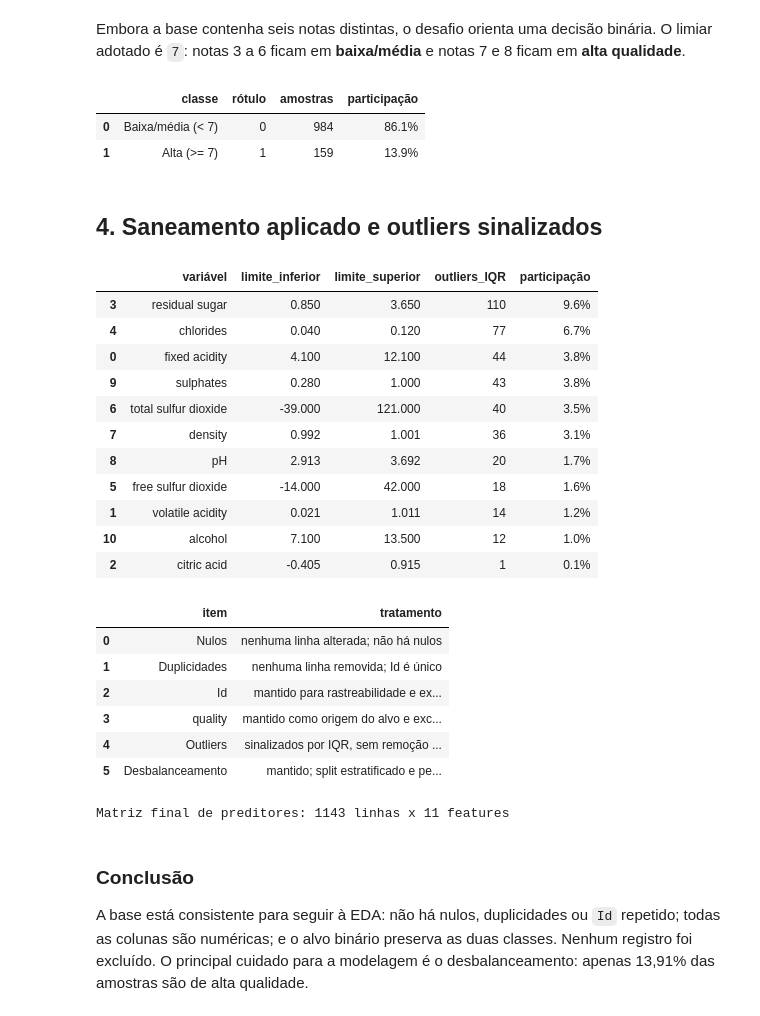
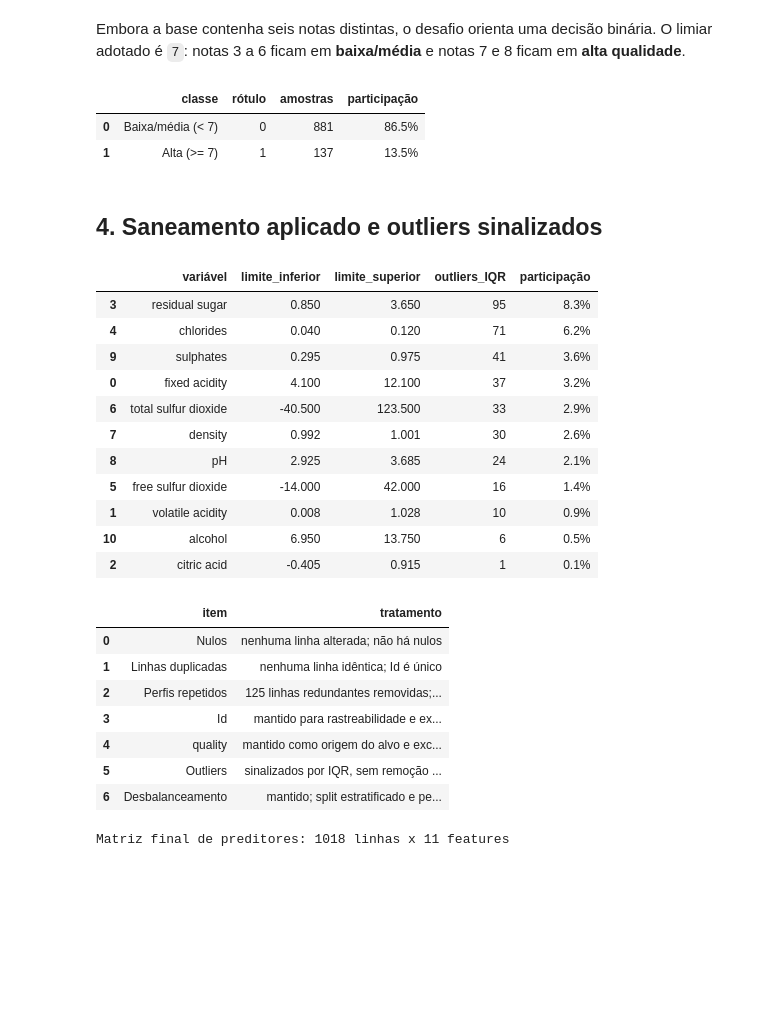
Before and after one commit to GASJW/tech-challenge-fase-2-classificacao-vinhos, a Jupyter notebook: notebooks/00-validacoes-iniciais.ipynb, the cells around one changed output. Drawn from its saved outputs; the diff is of its cells as text; code cells hidden in the pictures; blank space fills up the shorter version.

```diff
--- a/notebooks/00-validacoes-iniciais.ipynb
+++ b/notebooks/00-validacoes-iniciais.ipynb
@@ -29,10 +29,25 @@ if project_root is None:
     )
 
 sys.path.insert(0, str(project_root / "src"))
-from wine_quality.data import FEATURE_COLUMNS, REQUIRED_COLUMNS, prepare_dataset
+from wine_quality.data import (
+    FEATURE_COLUMNS,
+    REQUIRED_COLUMNS,
+    deduplicate_profiles,
+    prepare_dataset,
+    profile_duplicate_summary,
+)
 
 data_path = project_root / "data" / "raw" / "WineQT.csv"
 frame = pd.read_csv(data_path)
 print(f"Arquivo: {data_path}")
 print(f"Dimensão bruta: {frame.shape[0]:,} linhas x {frame.shape[1]} colunas".replace(",", "."))
+duplicate_summary = profile_duplicate_summary(frame)
+clean_frame = deduplicate_profiles(frame)
+processed_path = project_root / "data" / "processed" / "WineQT_deduplicated.csv"
+processed_path.parent.mkdir(parents=True, exist_ok=True)
+clean_frame.to_csv(processed_path, index=False)
+print(
+    f"Dimensão limpa: {len(clean_frame):,} perfis únicos; "
+    f"{duplicate_summary['removed_duplicate_rows']} linhas redundantes removidas".replace(",", ".")
+)
 # %% [output]
@@ -202,7 +225,7 @@ Embora a base contenha seis notas distintas, o desafio orienta uma decisão
 binária. O limiar adotado é `7`: notas 3 a 6 ficam em **baixa/média** e notas
 7 e 8 ficam em **alta qualidade**.
 # %%
-features, target = prepare_dataset(frame, threshold=7)
+features, target = prepare_dataset(clean_frame, threshold=7)
 binary_distribution = pd.DataFrame(
     {
         "classe": ["Baixa/média (< 7)", "Alta (>= 7)"],
@@ -219,53 +242,53 @@ display(
 assert set(target.unique()) == {0, 1}
 # %% [output]
 |  | classe | rótulo | amostras | participação |
-| 0 | Baixa/média (< 7) | 0 | 984 | 86.1% |
-| 1 | Alta (>= 7) | 1 | 159 | 13.9% |
+| 0 | Baixa/média (< 7) | 0 | 881 | 86.5% |
+| 1 | Alta (>= 7) | 1 | 137 | 13.5% |
 # %% [markdown]
 ## 4. Saneamento aplicado e outliers sinalizados
 # %%
 outlier_rows = []
 for column in FEATURE_COLUMNS:
-    q1 = frame[column].quantile(0.25)
-    q3 = frame[column].quantile(0.75)
+    q1 = clean_frame[column].quantile(0.25)
+    q3 = clean_frame[column].quantile(0.75)
     iqr = q3 - q1
     lower = q1 - 1.5 * iqr
     upper = q3 + 1.5 * iqr
-    count = int(((frame[column] < lower) | (frame[column] > upper)).sum())
+    count = int(((clean_frame[column] < lower) | (clean_frame[column] > upper)).sum())
     outlier_rows.append(
         {
             "variável": column,
             "limite_inferior": lower,
             "limite_superior": upper,
             "outliers_IQR": count,
             "participação": count / len(frame),
         }
     )
 
 outlier_report = pd.DataFrame(outlier_rows).sort_values(
     "outliers_IQR", ascending=False
 )
 display(
     outlier_report.style.format(
         {
             "limite_inferior": "{:.3f}",
             "limite_superior": "{:.3f}",
             "participação": "{:.1%}",
         }
     )
 )
 # %% [output]
 |  | variável | limite_inferior | limite_superior | outliers_IQR | participação |
-| 3 | residual sugar | 0.850 | 3.650 | 110 | 9.6% |
-| 4 | chlorides | 0.040 | 0.120 | 77 | 6.7% |
-| 0 | fixed acidity | 4.100 | 12.100 | 44 | 3.8% |
-| 9 | sulphates | 0.280 | 1.000 | 43 | 3.8% |
-| 6 | total sulfur dioxide | -39.000 | 121.000 | 40 | 3.5% |
-| 7 | density | 0.992 | 1.001 | 36 | 3.1% |
-| 8 | pH | 2.913 | 3.692 | 20 | 1.7% |
-| 5 | free sulfur dioxide | -14.000 | 42.000 | 18 | 1.6% |
-| 1 | volatile acidity | 0.021 | 1.011 | 14 | 1.2% |
-| 10 | alcohol | 7.100 | 13.500 | 12 | 1.0% |
+| 3 | residual sugar | 0.850 | 3.650 | 95 | 8.3% |
+| 4 | chlorides | 0.040 | 0.120 | 71 | 6.2% |
+| 9 | sulphates | 0.295 | 0.975 | 41 | 3.6% |
+| 0 | fixed acidity | 4.100 | 12.100 | 37 | 3.2% |
+| 6 | total sulfur dioxide | -40.500 | 123.500 | 33 | 2.9% |
+| 7 | density | 0.992 | 1.001 | 30 | 2.6% |
+| 8 | pH | 2.925 | 3.685 | 24 | 2.1% |
+| 5 | free sulfur dioxide | -14.000 | 42.000 | 16 | 1.4% |
+| 1 | volatile acidity | 0.008 | 1.028 | 10 | 0.9% |
+| 10 | alcohol | 6.950 | 13.750 | 6 | 0.5% |
 | 2 | citric acid | -0.405 | 0.915 | 1 | 0.1% |
 # %%
 sanitation_summary = pd.DataFrame(
@@ -275,8 +298,12 @@ sanitation_summary = pd.DataFrame(
             "tratamento": "nenhuma linha alterada; não há nulos",
         },
         {
-            "item": "Duplicidades",
-            "tratamento": "nenhuma linha removida; Id é único",
+            "item": "Linhas duplicadas",
+            "tratamento": "nenhuma linha idêntica; Id é único",
+        },
+        {
+            "item": "Perfis repetidos",
+            "tratamento": "125 linhas redundantes removidas; primeira ocorrência preservada",
         },
         {
             "item": "Id",
@@ -304,17 +331,10 @@ print(
 # %% [output]
 |  | item | tratamento |
 | 0 | Nulos | nenhuma linha alterada; não há nulos |
-| 1 | Duplicidades | nenhuma linha removida; Id é único |
-| 2 | Id | mantido para rastreabilidade e ex... |
-| 3 | quality | mantido como origem do alvo e exc... |
-| 4 | Outliers | sinalizados por IQR, sem remoção ... |
-| 5 | Desbalanceamento | mantido; split estratificado e pe... |
+| 1 | Linhas duplicadas | nenhuma linha idêntica; Id é único |
+| 2 | Perfis repetidos | 125 linhas redundantes removidas;... |
+| 3 | Id | mantido para rastreabilidade e ex... |
+| 4 | quality | mantido como origem do alvo e exc... |
+| 5 | Outliers | sinalizados por IQR, sem remoção ... |
+| 6 | Desbalanceamento | mantido; split estratificado e pe... |
-Matriz final de preditores: 1143 linhas x 11 features
+Matriz final de preditores: 1018 linhas x 11 features
-# %% [markdown]
-### Conclusão
-
-A base está consistente para seguir à EDA: não há nulos, duplicidades ou
-`Id` repetido; todas as colunas são numéricas; e o alvo binário preserva as
-duas classes. Nenhum registro foi excluído. O principal cuidado para a
-modelagem é o desbalanceamento: apenas 13,91% das amostras são de alta
-qualidade.
```
Also changed, not shown: parts of 3 cells of this notebook, 38 other files.
